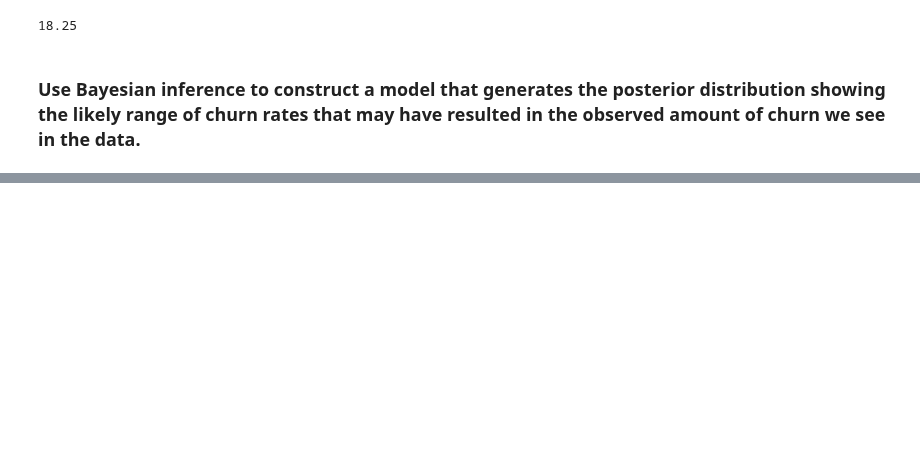
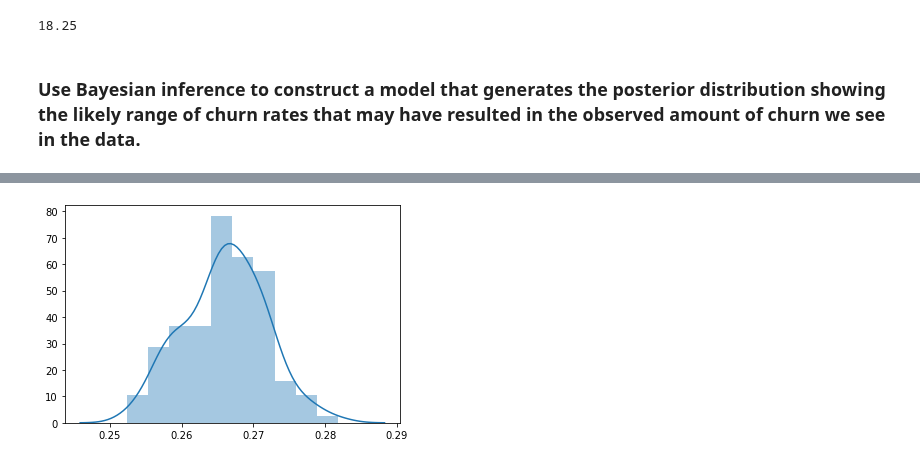
Before and after one commit to DJGump/module-work-DSI06, a Jupyter notebook: dgump_Day_4_Lecture_2_Assignment.ipynb, the cells around one changed output, grey strips where cells are left out. Saved outputs shown, nothing was run; the diff lists cells and outputs as text; code cells hidden in the pictures; blank space fills up the shorter version.

```diff
--- a/dgump_Day_4_Lecture_2_Assignment.ipynb
+++ b/dgump_Day_4_Lecture_2_Assignment.ipynb
@@ -95,0 +172,20 @@ customer.MonthlyCharges.min()
+# %%
+valid_rates = []
+alpha = 1.5
+beta = 1
+
+for _ in tqdm(range(1000000)):
+    # prior
+    rate = np.random.beta(alpha,beta)
+
+    # Generative process
+    gen_n_churn = np.random.binomial(n_cust, rate)
+
+    if gen_n_churn == obs_n_churned:
+        valid_rates.append(rate)
+        #print(gen_n_churn)
+
+sns.distplot(valid_rates)
+plt.show()
+# %% [output]
+[figure, added]
```
Also changed, not shown: parts of 8 cells of this notebook, 1 other file.
